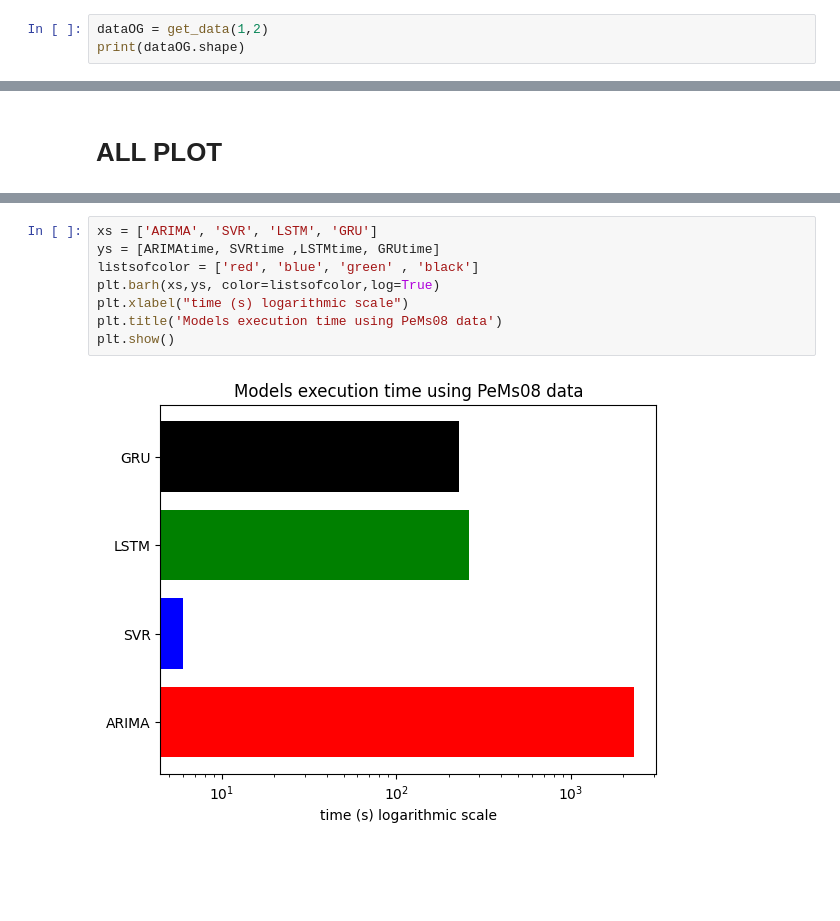
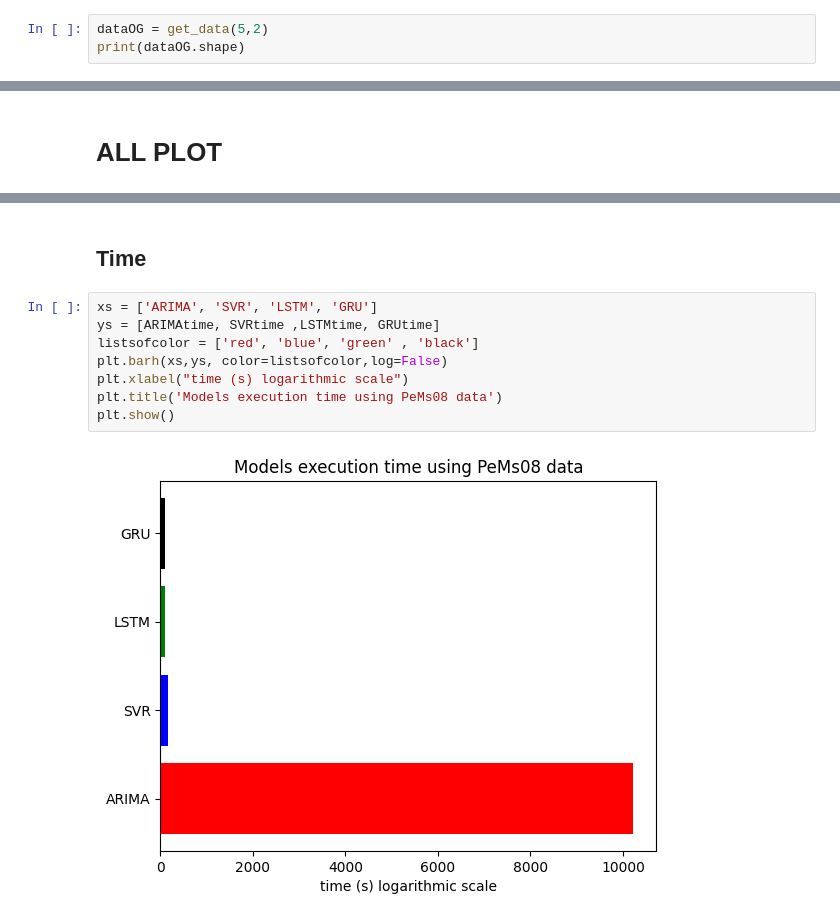
Before and after one commit to fredrikkortet/mt-hh, a Jupyter notebook: all.ipynb, the cells around one changed output, grey strips where cells are left out. Drawn from its saved outputs; the diff is of its cells as text; blank space fills up the shorter version.

```diff
--- a/all.ipynb
+++ b/all.ipynb
@@ -31,6 +31,6 @@ def get_data(road, features):
             datax = np.concatenate((datax ,sets[:,k,:features]))
     return datax
 # %%
-dataOG = get_data(1,2)
+dataOG = get_data(5,2)
 print(dataOG.shape)
 # %% [output]
@@ -361,10 +397,12 @@ plt.show()
+# %% [markdown]
+## Time
 # %%
 xs = ['ARIMA', 'SVR', 'LSTM', 'GRU']
 ys = [ARIMAtime, SVRtime ,LSTMtime, GRUtime]
 listsofcolor = ['red', 'blue', 'green' , 'black']
-plt.barh(xs,ys, color=listsofcolor,log=True)
+plt.barh(xs,ys, color=listsofcolor,log=False)
 plt.xlabel("time (s) logarithmic scale")
 plt.title('Models execution time using PeMs08 data')
 plt.show()
 # %% [output]
-[figure, old version]
+[figure, new version]
```
Also changed, not shown: parts of 21 cells of this notebook.
